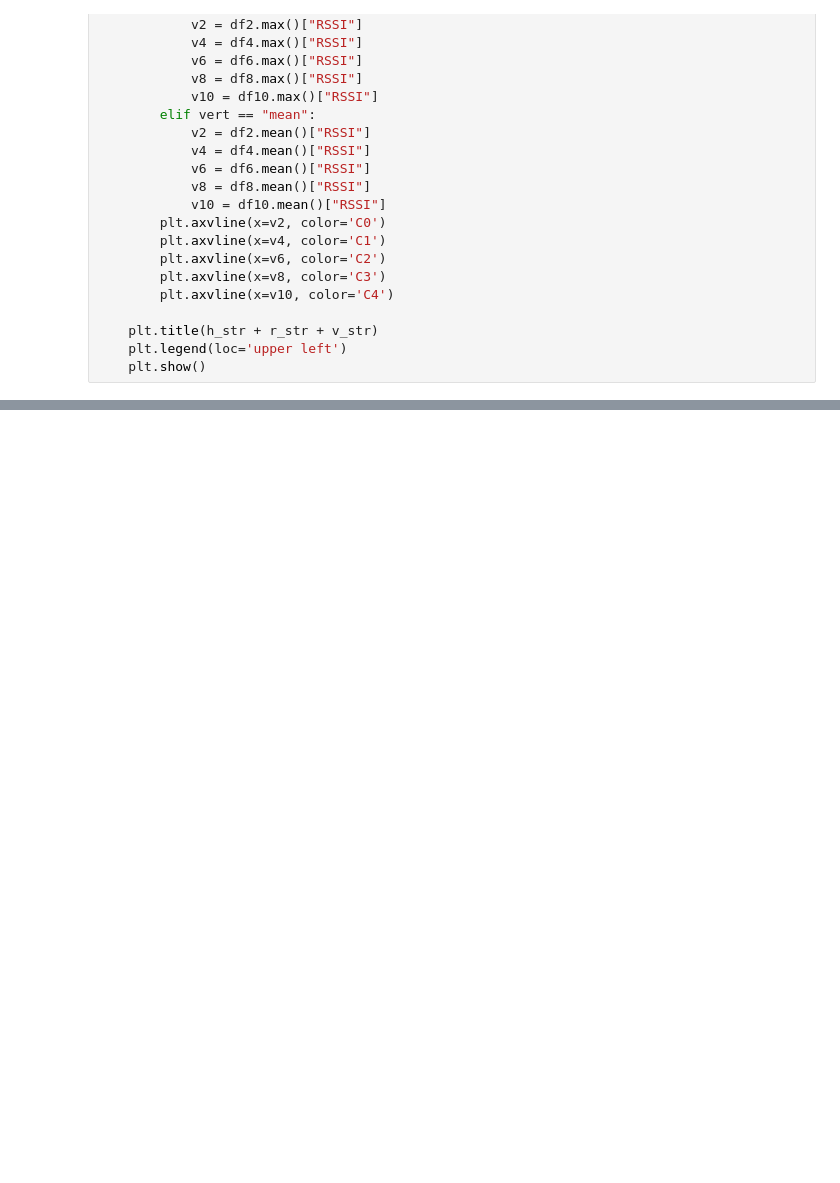
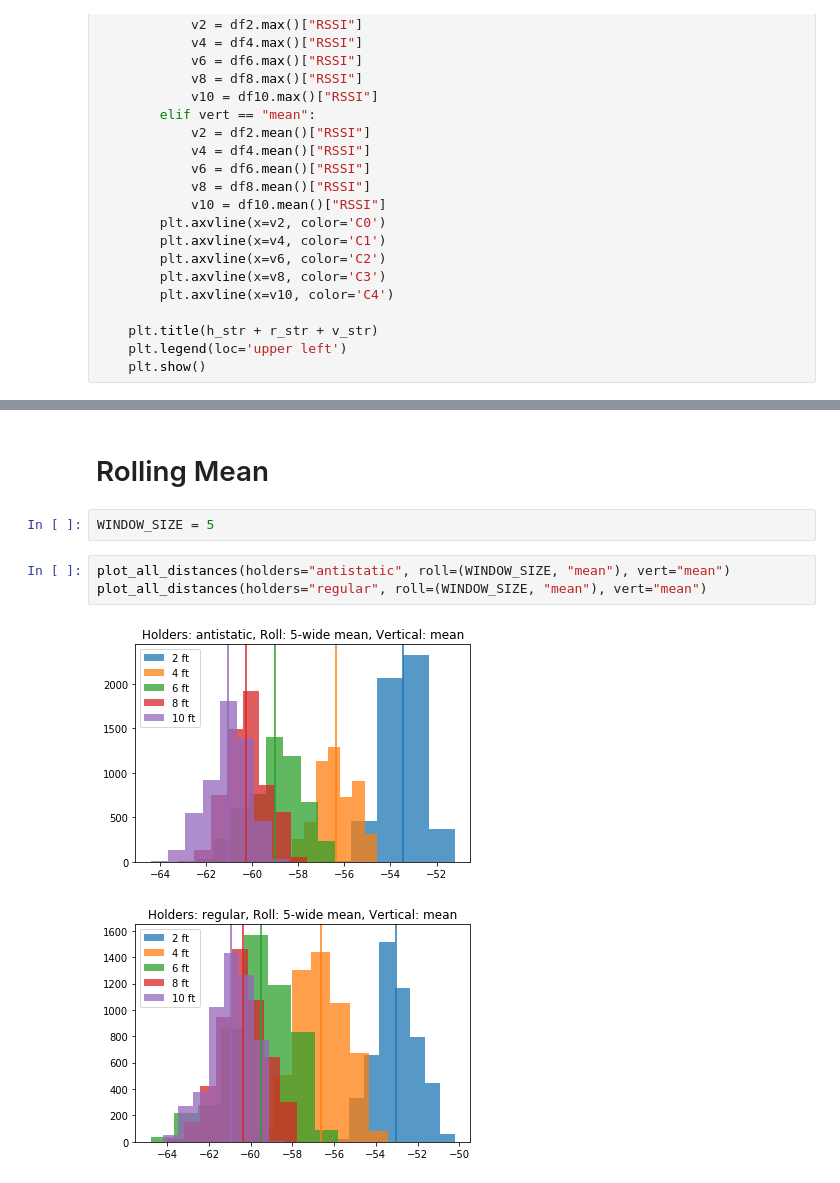
Before and after one commit to HumanDynamics/openbadge, a Jupyter notebook: holderTests/holder_analysis.ipynb, the cells around one changed output, grey strips where cells are left out. Drawn from its saved outputs; the diff is of its cells as text; blank space fills up the shorter version.

```diff
--- a/holderTests/holder_analysis.ipynb
+++ b/holderTests/holder_analysis.ipynb
@@ -276,0 +133,10 @@ Well that was dumb
+# %% [markdown]
+# Rolling Mean
+# %%
+WINDOW_SIZE = 5
+# %%
+plot_all_distances(holders="antistatic", roll=(WINDOW_SIZE, "mean"), vert="mean")
+plot_all_distances(holders="regular", roll=(WINDOW_SIZE, "mean"), vert="mean")
+# %% [output]
+[figure, added]
+[figure, added]
```
Also changed, not shown: parts of 60 cells of this notebook.
